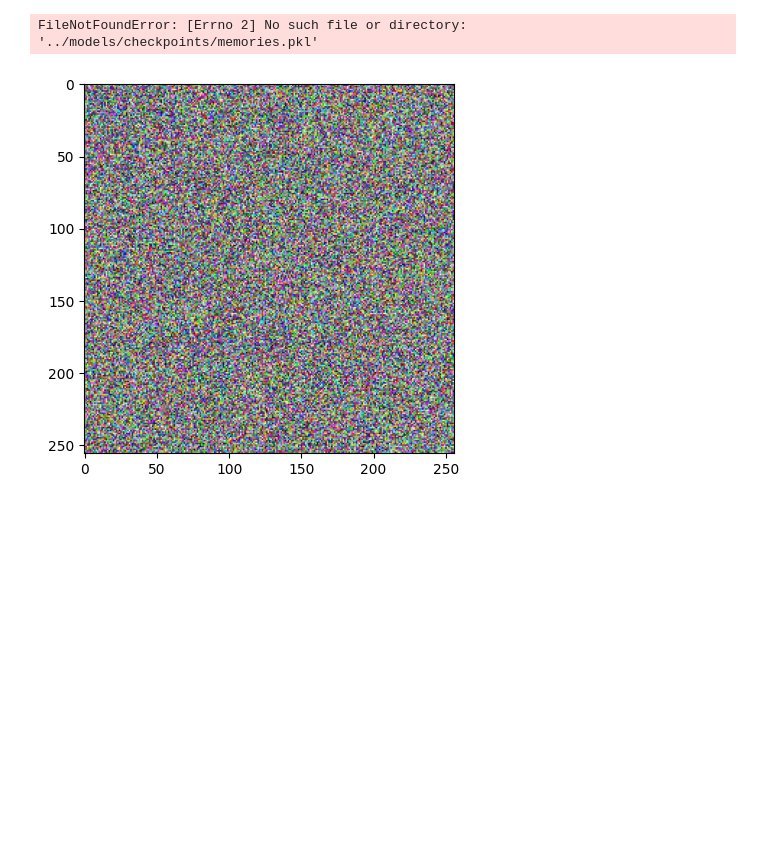
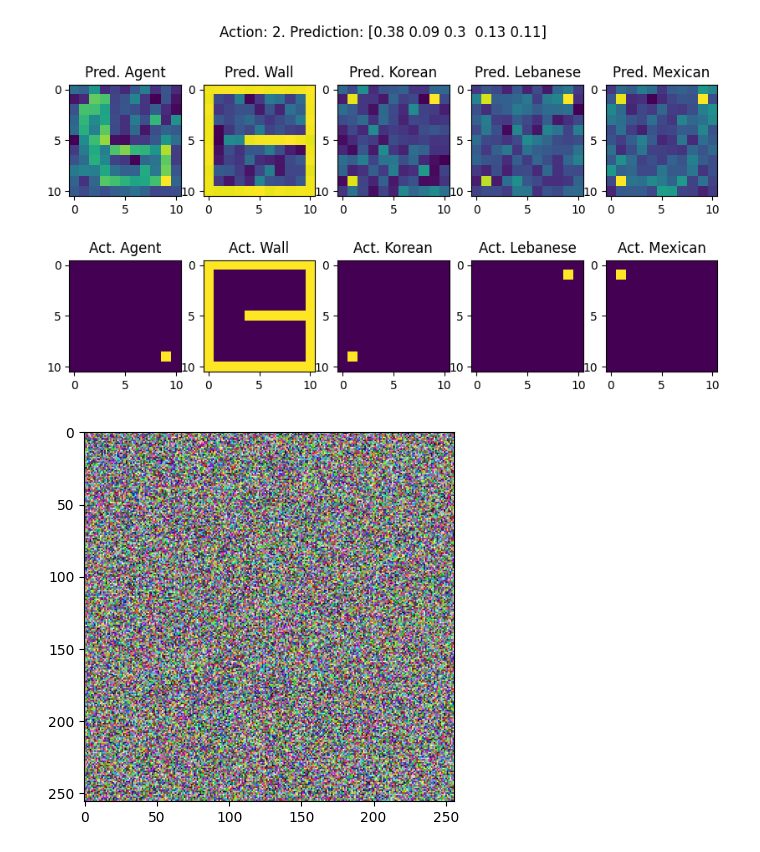
Before and after one commit to soniavaidya05/leakyemotions, a Jupyter notebook: examples/ft/notebooks/test.ipynb, the cells around one changed output. Cells and saved outputs as stored; diff of their text form; code cells hidden in the pictures; blank space fills up the shorter version.

Commit message:
tweak visualization function

```diff
--- a/examples/ft/notebooks/test.ipynb
+++ b/examples/ft/notebooks/test.ipynb
@@ -26,6 +26,8 @@ if module_path not in sys.path:
 import argparse
 import numpy as np
 from IPython.display import clear_output
+from matplotlib import pyplot as plt
+
 from examples.ft.utils import fig2img, animate
 from examples.ft.env import FoodTrucks
 from examples.ft.models.inverse import MLPBCModel
@@ -51,14 +53,14 @@ memories = ABRBuffer.load('../models/checkpoints/memories.pkl')
 inverse_model = MLPBCModel(
     state_size=[7, 11, 11],
     action_size=5,
-    layer_size=2000,
+    layer_size=10000,
     epsilon=0.,
     n_channels=7,
     frames=5,
-    seed=1,
+    seed=np.random.randint(0,1000),
     device='cpu',
     memory=memories,
-    LR=.0001
+    LR=.000001
 )
 
 losses = []
@@ -76,7 +78,7 @@ action_model_store = ABRBuffer(
 for i in range(100000):
 
     action_loss, reconstruction_loss = inverse_model.train_model()
-    if i % 100 == 0:
+    if i % 50 == 0:
         clear_output(wait = True)
 
         # ----------------- #
@@ -93,7 +95,7 @@ for i in range(100000):
             # Evaluation mode
             agent.model.eval()
 
-        done, turn = 0
+        done, turn = 0, 0
 
         while done == 0:
 
@@ -107,39 +109,39 @@ for i in range(100000):
 
                 # If agent finished or max turns is reached, end the turn
                 if turn >= cfg.experiment.max_turns or done_:
                     done = 1 # End loop if maximum turns have been reached
 
                 # Append the experience to the replay
                 exp = (0, (state, action, reward, next_state, done))
                 agent.episode_memory.append(exp)
                 action_model_store.add(state, action, reward, next_state, done)
 
             # ----------------- #
             # endregion         #
             # ----------------- #
 
         frames = []
 
-        while len(action_model_store.memory) >= 0:
-
-            print(len(action_model_store))
+        while len(action_model_store.memory) > 0:
 
             experience = action_model_store.memory.popleft()
             state, action, _, _, _ = experience
 
-            fig = inverse_model.plot_images(state, action)
+            clear_output(wait = True)
+            fig = inverse_model.plot_images(state, action.squeeze())
             img = fig2img(fig)
+            plt.show()
             frames.append(img)
 
         animate(frames,
-                'inverse_model_{i}.png',
+                f'inverse_model_{i}.png',
                 '../data/')
 
         # ----------------- #
         # endregion         #
         # ----------------- #
 # %% [output]
-FileNotFoundError: [Errno 2] No such file or directory: '../models/checkpoints/memories.pkl'
+[figure, added]
 # %%
 import torch
 from torchvision import datapoints
```
Also changed, not shown: 6 other files.
